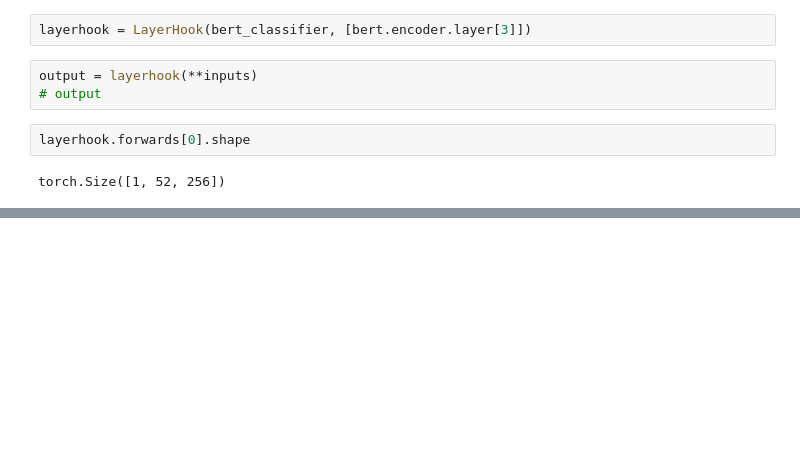
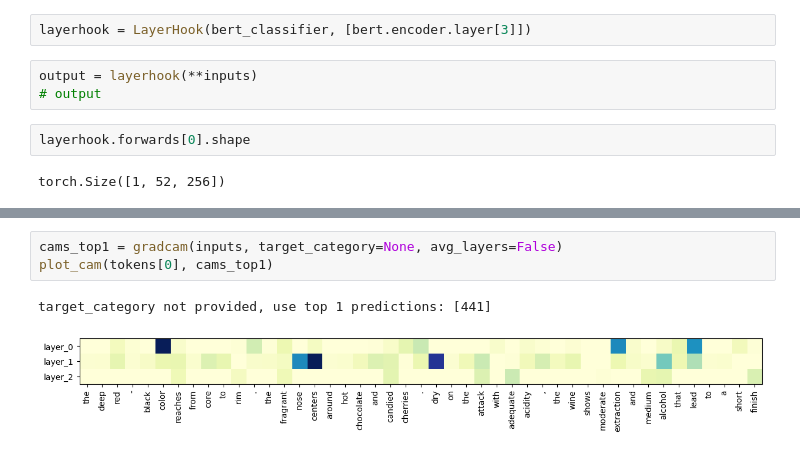
Before and after one commit to CeleritasML/sommelier-app, a Jupyter notebook: notebooks/grad_cam.ipynb, the cells around one changed output, grey strips where cells are left out. Cells and saved outputs as stored; diff of their text form; blank space fills up the shorter version.

```diff
--- a/notebooks/grad_cam.ipynb
+++ b/notebooks/grad_cam.ipynb
@@ -234,0 +301,6 @@ target_category not provided, use top 1 predictions: [441]
+# %%
+cams_top1 = gradcam(inputs, target_category=None, avg_layers=False)
+plot_cam(tokens[0], cams_top1)
+# %% [output]
+target_category not provided, use top 1 predictions: [441]
+[figure, added]
```
Also changed, not shown: parts of 10 cells of this notebook.
